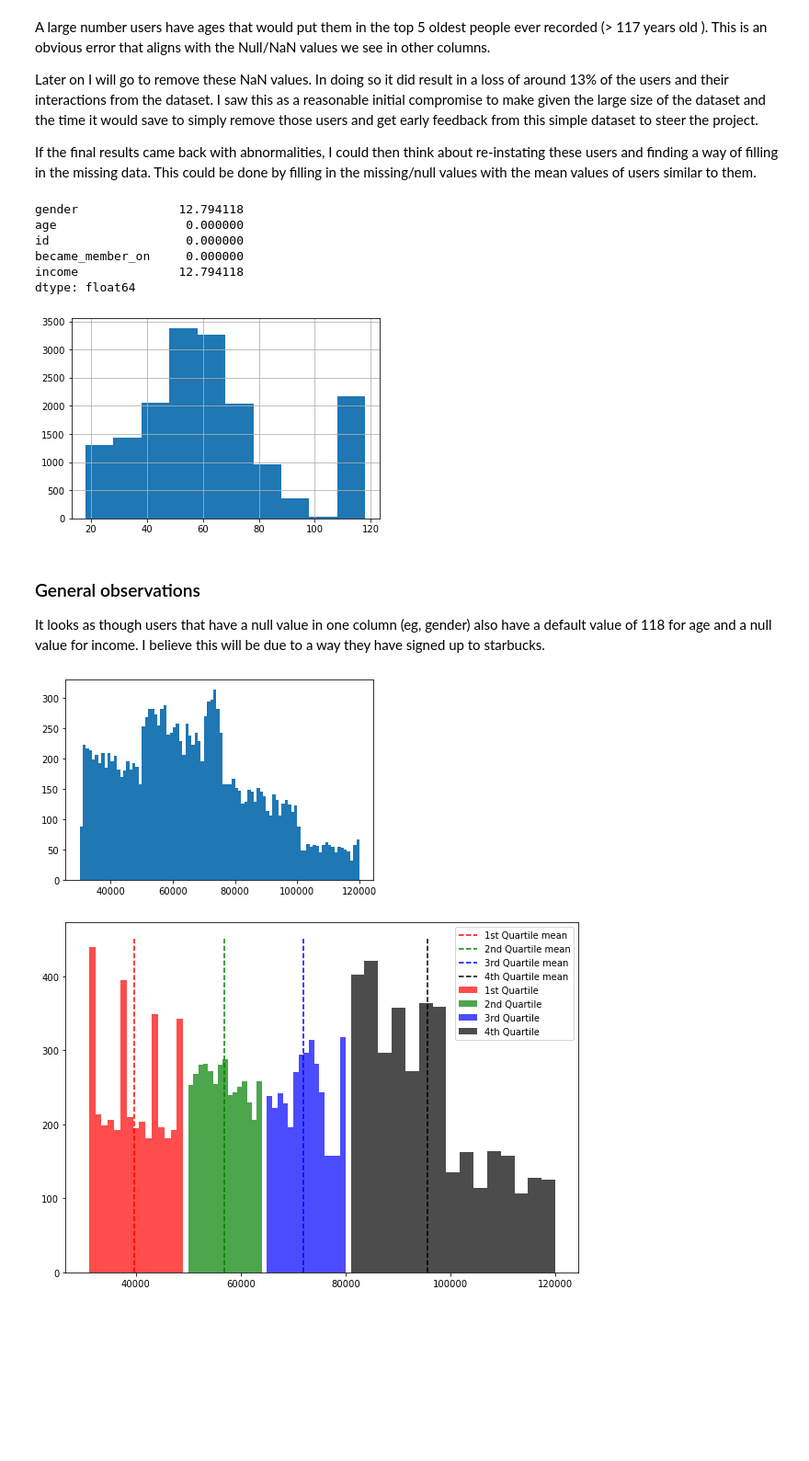
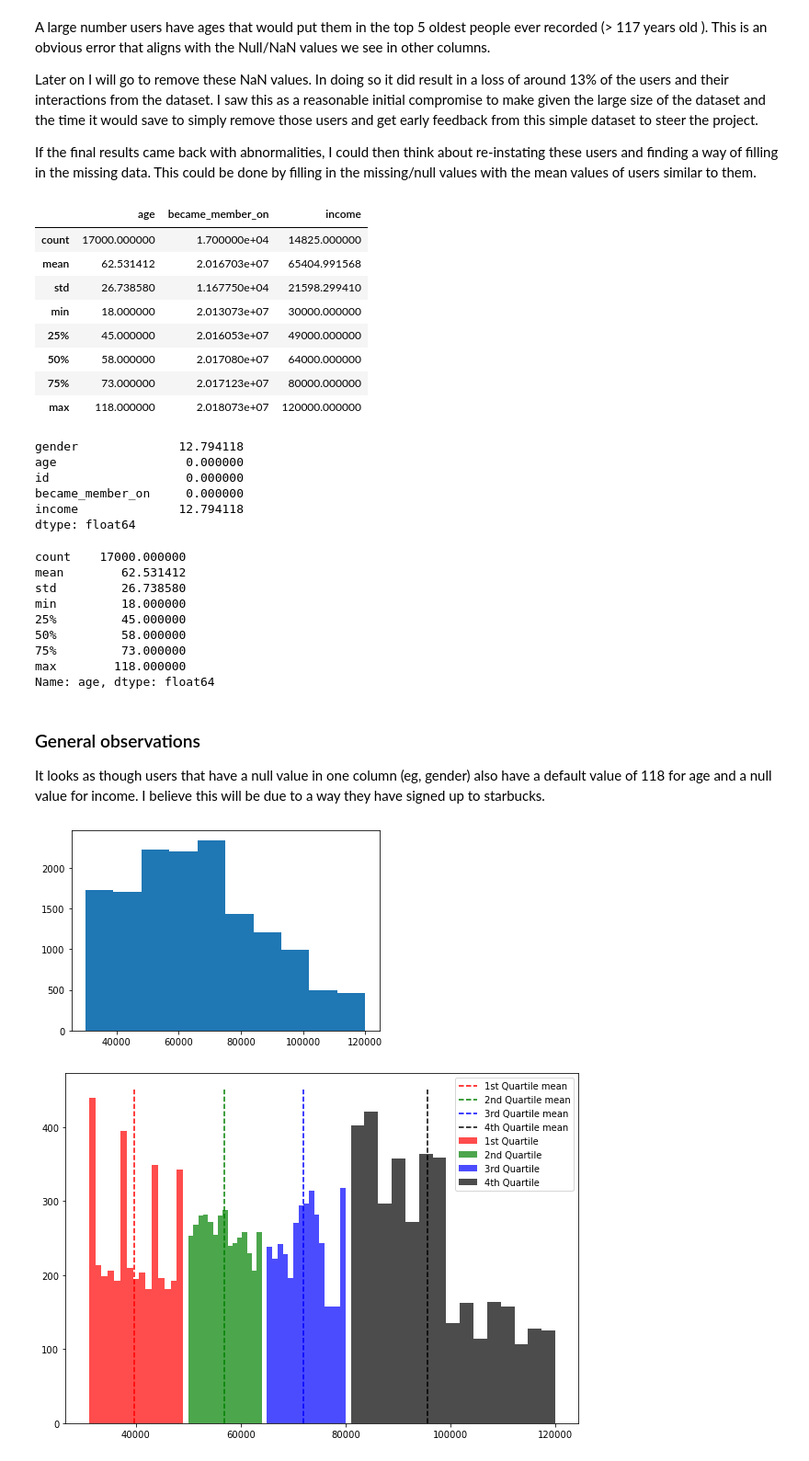
Before and after one commit to robwinter96/Starbucks-Capstone-Project, a Jupyter notebook: Starbucks_Capstone_notebook.ipynb, the cells around one changed output. Shown: that part at 92% size. Cells and saved outputs as stored; diff of their text form; code cells hidden in the pictures; blank space fills up the shorter version.

```diff
--- a/Starbucks_Capstone_notebook.ipynb
+++ b/Starbucks_Capstone_notebook.ipynb
@@ -155,6 +155,18 @@ A large number users have ages that would put them in the top 5 oldest people ev
 Later on I will go to remove these NaN values. In doing so it did result in a loss of around 13% of the users and their interactions from the dataset. I saw this as a reasonable initial compromise to make given the large size of the dataset and the time it would save to simply remove those users and get early feedback from this simple dataset to steer the project.
 
 If the final results came back with abnormalities, I could then think about re-instating these users and finding a way of filling in the missing data. This could be done by filling in the missing/null values with the mean values of users similar to them.
+# %%
+profile.describe()
+# %% [output]
+|  | age | became_member_on | income |
+| count | 17000.000000 | 1.700000e+04 | 14825.000000 |
+| mean | 62.531412 | 2.016703e+07 | 65404.991568 |
+| std | 26.738580 | 1.167750e+04 | 21598.299410 |
+| min | 18.000000 | 2.013073e+07 | 30000.000000 |
+| 25% | 45.000000 | 2.016053e+07 | 49000.000000 |
+| 50% | 58.000000 | 2.017080e+07 | 64000.000000 |
+| 75% | 73.000000 | 2.017123e+07 | 80000.000000 |
+| max | 118.000000 | 2.018073e+07 | 120000.000000 |
 # %%
 # Check percentage of `NaN` data in profile columns
 (profile.isnull().sum()/profile.shape[0])*100
@@ -167,17 +179,26 @@ income              12.794118
 dtype: float64
 # %%
 # check distribution of age data
-profile.age.hist();
+#profile.age.hist(bins=12);
+profile.age.describe()
 # %% [output]
-[figure, removed]
+count    17000.000000
+mean        62.531412
+std         26.738580
+min         18.000000
+25%         45.000000
+50%         58.000000
+75%         73.000000
+max        118.000000
+Name: age, dtype: float64
 # %% [markdown]
 ### General observations
 
 It looks as though users that have a null value in one column (eg, gender) also have a default value of 118 for age and a null value for income. I believe this will be due to a way they have signed up to starbucks.
 # %%
 # Check the distribution of the income data
-plt.hist(profile['income'], bins=90);
+plt.hist(profile['income'], bins=10);
 # %% [output]
-[figure, old version]
+[figure, new version]
 # %%
 # Check the quartiles for income
```
Also changed, not shown: parts of 17 cells of this notebook.
